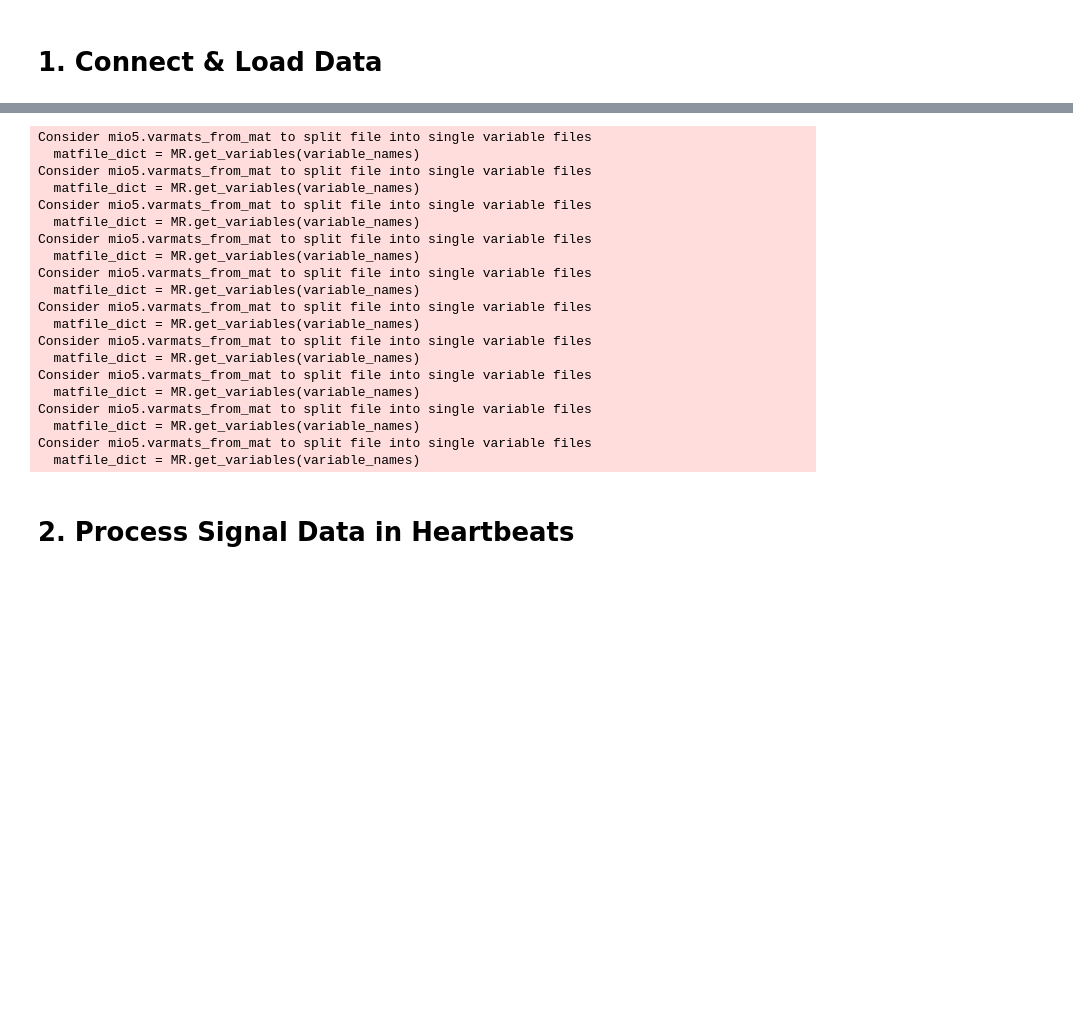
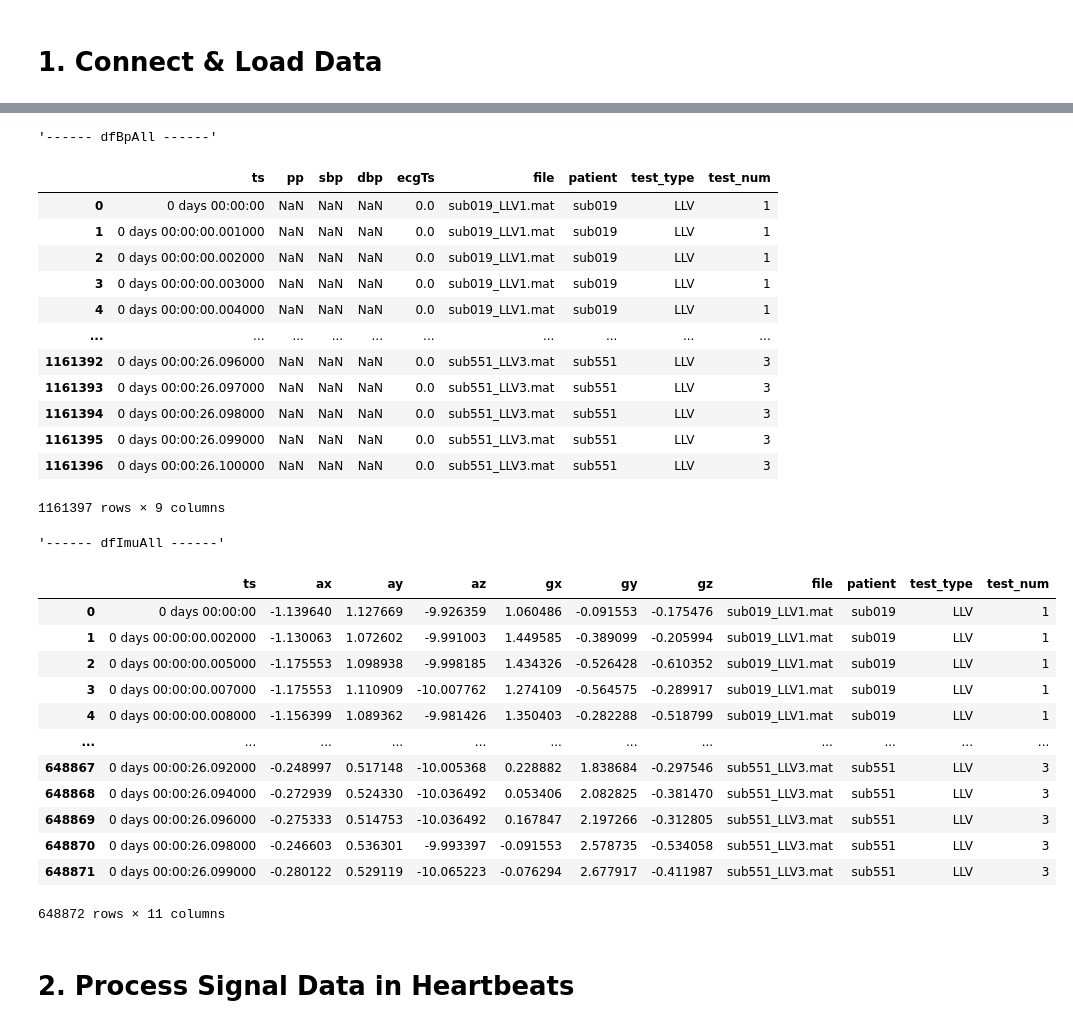
Before and after one commit to Angus-McLean/nipams-bp-py, a Jupyter notebook: notebooks/202202_SimplestRun.ipynb, the cells around one changed output, grey strips where cells are left out. Cells and saved outputs as stored; diff of their text form; code cells hidden in the pictures; blank space fills up the shorter version.

```diff
--- a/notebooks/202202_SimplestRun.ipynb
+++ b/notebooks/202202_SimplestRun.ipynb
@@ -11,29 +16,40 @@ from utils.constants import *
 # %%
 from data import load_data; reload(load_data)
 
-# load_data.fetch_data_from_local(folder='data/raw_mat/', pattern='LLV')
 dfBpAll, dfImuAll = load_data.load_dataframe_from_mat(folder='data/raw_mat/', pattern='LLV')
+display('------ dfBpAll ------')
+display(dfBpAll)
+display('------ dfImuAll ------')
+display(dfImuAll)
 # %% [output]
-Consider mio5.varmats_from_mat to split file into single variable files
-  matfile_dict = MR.get_variables(variable_names)
-Consider mio5.varmats_from_mat to split file into single variable files
-  matfile_dict = MR.get_variables(variable_names)
-Consider mio5.varmats_from_mat to split file into single variable files
-  matfile_dict = MR.get_variables(variable_names)
-Consider mio5.varmats_from_mat to split file into single variable files
-  matfile_dict = MR.get_variables(variable_names)
-Consider mio5.varmats_from_mat to split file into single variable files
-  matfile_dict = MR.get_variables(variable_names)
-Consider mio5.varmats_from_mat to split file into single variable files
-  matfile_dict = MR.get_variables(variable_names)
-Consider mio5.varmats_from_mat to split file into single variable files
-  matfile_dict = MR.get_variables(variable_names)
-Consider mio5.varmats_from_mat to split file into single variable files
-  matfile_dict = MR.get_variables(variable_names)
-Consider mio5.varmats_from_mat to split file into single variable files
-  matfile_dict = MR.get_variables(variable_names)
-Consider mio5.varmats_from_mat to split file into single variable files
-  matfile_dict = MR.get_variables(variable_names)
+'------ dfBpAll ------'
+|  | ts | pp | sbp | dbp | ecgTs | file | patient | test_type | test_num |
+| 0 | 0 days 00:00:00 | NaN | NaN | NaN | 0.0 | sub019_LLV1.mat | sub019 | LLV | 1 |
+| 1 | 0 days 00:00:00.001000 | NaN | NaN | NaN | 0.0 | sub019_LLV1.mat | sub019 | LLV | 1 |
+| 2 | 0 days 00:00:00.002000 | NaN | NaN | NaN | 0.0 | sub019_LLV1.mat | sub019 | LLV | 1 |
+| 3 | 0 days 00:00:00.003000 | NaN | NaN | NaN | 0.0 | sub019_LLV1.mat | sub019 | LLV | 1 |
+| 4 | 0 days 00:00:00.004000 | NaN | NaN | NaN | 0.0 | sub019_LLV1.mat | sub019 | LLV | 1 |
+| ... | ... | ... | ... | ... | ... | ... | ... | ... | ... |
+| 1161392 | 0 days 00:00:26.096000 | NaN | NaN | NaN | 0.0 | sub551_LLV3.mat | sub551 | LLV | 3 |
+| 1161393 | 0 days 00:00:26.097000 | NaN | NaN | NaN | 0.0 | sub551_LLV3.mat | sub551 | LLV | 3 |
+| 1161394 | 0 days 00:00:26.098000 | NaN | NaN | NaN | 0.0 | sub551_LLV3.mat | sub551 | LLV | 3 |
+| 1161395 | 0 days 00:00:26.099000 | NaN | NaN | NaN | 0.0 | sub551_LLV3.mat | sub551 | LLV | 3 |
+| 1161396 | 0 days 00:00:26.100000 | NaN | NaN | NaN | 0.0 | sub551_LLV3.mat | sub551 | LLV | 3 |
+1161397 rows × 9 columns
+'------ dfImuAll ------'
+|  | ts | ax | ay | az | gx | gy | gz | file | patient | test_type | test_num |
+| 0 | 0 days 00:00:00 | -1.139640 | 1.127669 | -9.926359 | 1.060486 | -0.091553 | -0.175476 | sub019_LLV1.mat | sub019 | LLV | 1 |
+| 1 | 0 days 00:00:00.002000 | -1.130063 | 1.072602 | -9.991003 | 1.449585 | -0.389099 | -0.205994 | sub019_LLV1.mat | sub019 | LLV | 1 |
+| 2 | 0 days 00:00:00.005000 | -1.175553 | 1.098938 | -9.998185 | 1.434326 | -0.526428 | -0.610352 | sub019_LLV1.mat | sub019 | LLV | 1 |
+| 3 | 0 days 00:00:00.007000 | -1.175553 | 1.110909 | -10.007762 | 1.274109 | -0.564575 | -0.289917 | sub019_LLV1.mat | sub019 | LLV | 1 |
+| 4 | 0 days 00:00:00.008000 | -1.156399 | 1.089362 | -9.981426 | 1.350403 | -0.282288 | -0.518799 | sub019_LLV1.mat | sub019 | LLV | 1 |
+| ... | ... | ... | ... | ... | ... | ... | ... | ... | ... | ... | ... |
+| 648867 | 0 days 00:00:26.092000 | -0.248997 | 0.517148 | -10.005368 | 0.228882 | 1.838684 | -0.297546 | sub551_LLV3.mat | sub551 | LLV | 3 |
+| 648868 | 0 days 00:00:26.094000 | -0.272939 | 0.524330 | -10.036492 | 0.053406 | 2.082825 | -0.381470 | sub551_LLV3.mat | sub551 | LLV | 3 |
+| 648869 | 0 days 00:00:26.096000 | -0.275333 | 0.514753 | -10.036492 | 0.167847 | 2.197266 | -0.312805 | sub551_LLV3.mat | sub551 | LLV | 3 |
+| 648870 | 0 days 00:00:26.098000 | -0.246603 | 0.536301 | -9.993397 | -0.091553 | 2.578735 | -0.534058 | sub551_LLV3.mat | sub551 | LLV | 3 |
+| 648871 | 0 days 00:00:26.099000 | -0.280122 | 0.529119 | -10.065223 | -0.076294 | 2.677917 | -0.411987 | sub551_LLV3.mat | sub551 | LLV | 3 |
+648872 rows × 11 columns
 # %% [markdown]
 # 2. Process Signal Data in Heartbeats
 # %%
```
Also changed, not shown: parts of 11 cells of this notebook, 9 other files.
